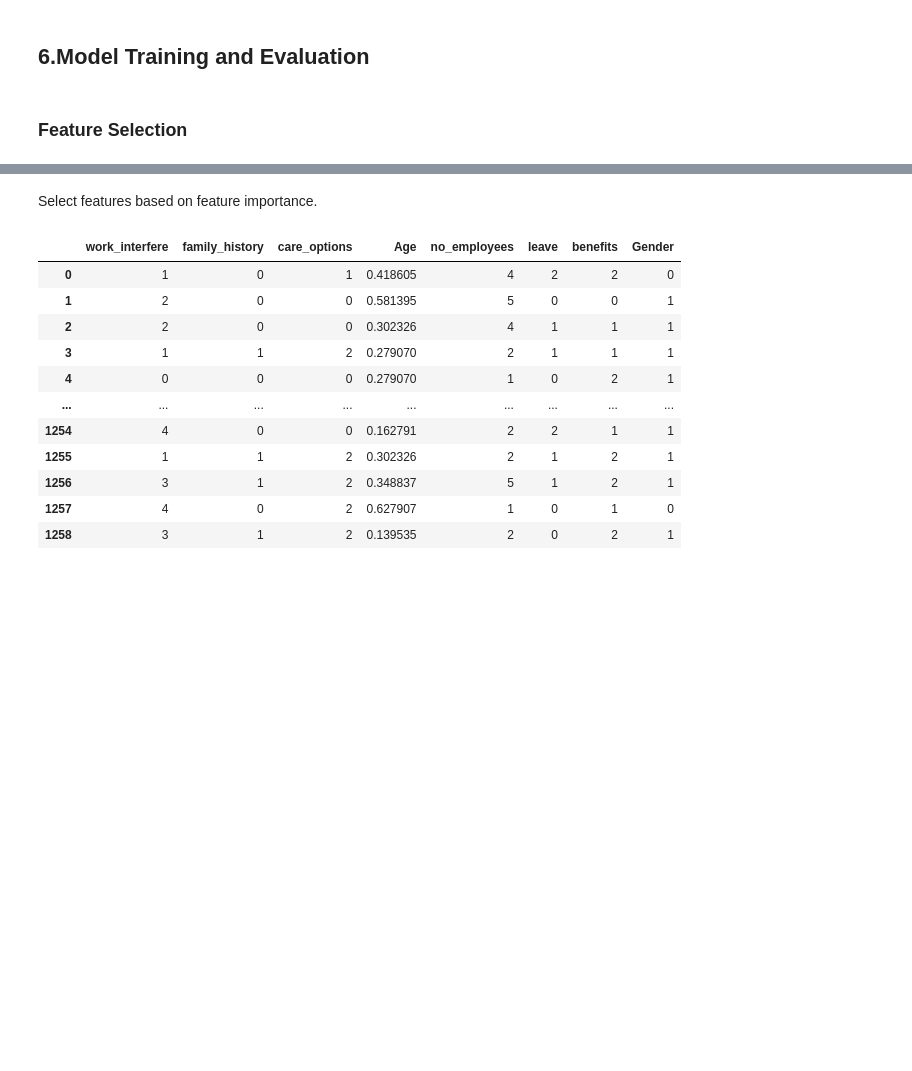
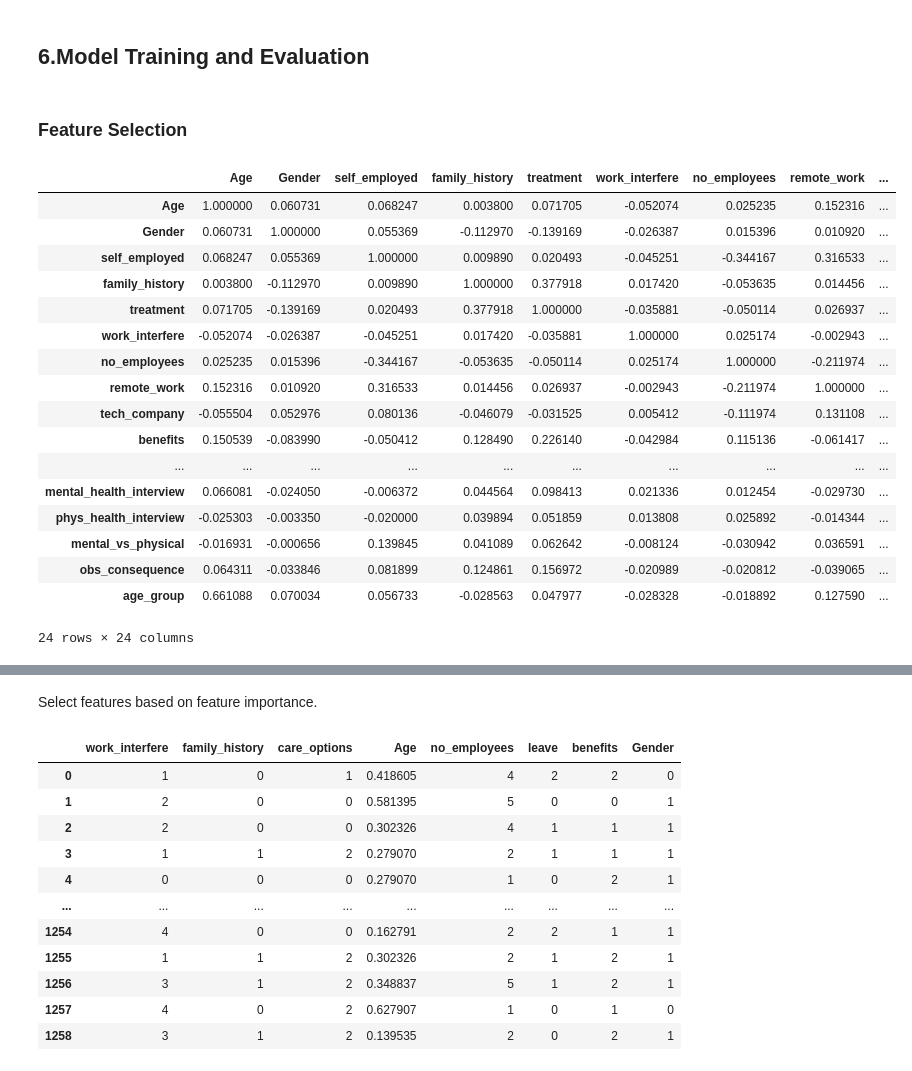
Before and after one commit to sjbmcg/data_science_group_project, a Jupyter notebook: implementation/Group project.ipynb, the cells around one changed output, grey strips where cells are left out. Cells and saved outputs as stored; diff of their text form; code cells hidden in the pictures; blank space fills up the shorter version.

```diff
--- a/implementation/Group project.ipynb
+++ b/implementation/Group project.ipynb
@@ -590,3 +521,25 @@ train_df.head(5)
 ## 6.Model Training and Evaluation
 # %% [markdown]
 ### Feature Selection
+# %%
+# Correlation Coefficient Matrix
+train_df.corr()
+# %% [output]
+|  | Age | Gender | self_employed | family_history | treatment | work_interfere | no_employees | remote_work | ... |
+| Age | 1.000000 | 0.060731 | 0.068247 | 0.003800 | 0.071705 | -0.052074 | 0.025235 | 0.152316 | ... |
+| Gender | 0.060731 | 1.000000 | 0.055369 | -0.112970 | -0.139169 | -0.026387 | 0.015396 | 0.010920 | ... |
+| self_employed | 0.068247 | 0.055369 | 1.000000 | 0.009890 | 0.020493 | -0.045251 | -0.344167 | 0.316533 | ... |
+| family_history | 0.003800 | -0.112970 | 0.009890 | 1.000000 | 0.377918 | 0.017420 | -0.053635 | 0.014456 | ... |
+| treatment | 0.071705 | -0.139169 | 0.020493 | 0.377918 | 1.000000 | -0.035881 | -0.050114 | 0.026937 | ... |
+| work_interfere | -0.052074 | -0.026387 | -0.045251 | 0.017420 | -0.035881 | 1.000000 | 0.025174 | -0.002943 | ... |
+| no_employees | 0.025235 | 0.015396 | -0.344167 | -0.053635 | -0.050114 | 0.025174 | 1.000000 | -0.211974 | ... |
+| remote_work | 0.152316 | 0.010920 | 0.316533 | 0.014456 | 0.026937 | -0.002943 | -0.211974 | 1.000000 | ... |
+| tech_company | -0.055504 | 0.052976 | 0.080136 | -0.046079 | -0.031525 | 0.005412 | -0.111974 | 0.131108 | ... |
+| benefits | 0.150539 | -0.083990 | -0.050412 | 0.128490 | 0.226140 | -0.042984 | 0.115136 | -0.061417 | ... |
+| ... | ... | ... | ... | ... | ... | ... | ... | ... | ... |
+| mental_health_interview | 0.066081 | -0.024050 | -0.006372 | 0.044564 | 0.098413 | 0.021336 | 0.012454 | -0.029730 | ... |
+| phys_health_interview | -0.025303 | -0.003350 | -0.020000 | 0.039894 | 0.051859 | 0.013808 | 0.025892 | -0.014344 | ... |
+| mental_vs_physical | -0.016931 | -0.000656 | 0.139845 | 0.041089 | 0.062642 | -0.008124 | -0.030942 | 0.036591 | ... |
+| obs_consequence | 0.064311 | -0.033846 | 0.081899 | 0.124861 | 0.156972 | -0.020989 | -0.020812 | -0.039065 | ... |
+| age_group | 0.661088 | 0.070034 | 0.056733 | -0.028563 | 0.047977 | -0.028328 | -0.018892 | 0.127590 | ... |
+24 rows × 24 columns
```
Also changed, not shown: parts of 20 cells of this notebook, 2 other files.
